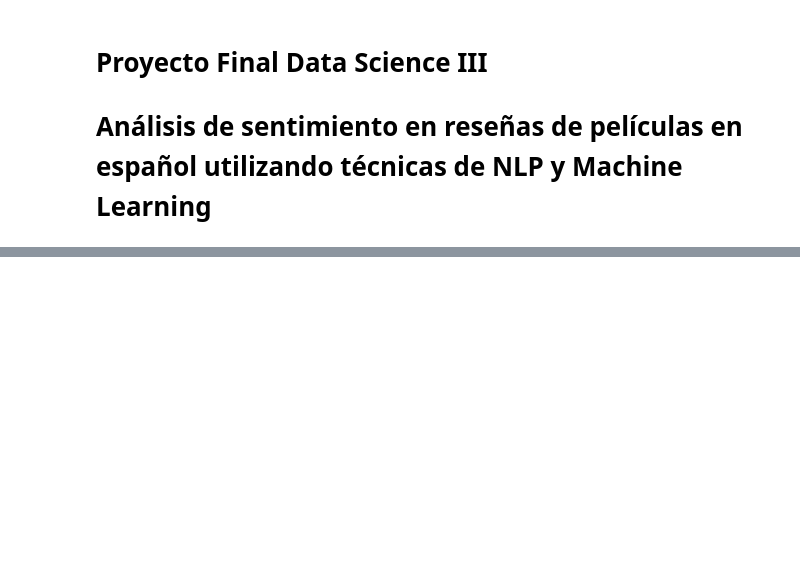
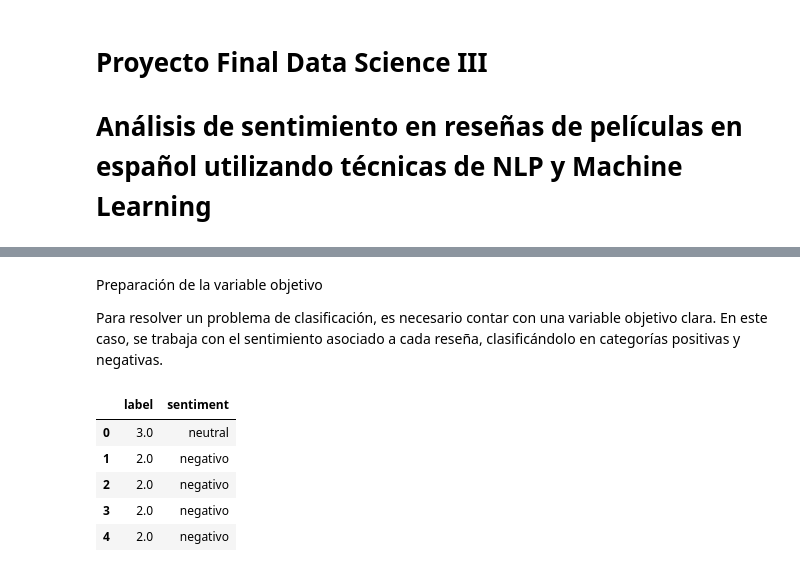
Before and after one commit to soledad-villarrubia/Data_Sciense_3, a Jupyter notebook: Proyecto_Final_Ciencia_de_Datos_IIi.ipynb, the cells around one changed output, grey strips where cells are left out. Drawn from its saved outputs; the diff is of its cells as text; code cells hidden in the pictures; blank space fills up the shorter version.

```diff
--- a/Proyecto_Final_Ciencia_de_Datos_IIi.ipynb
+++ b/Proyecto_Final_Ciencia_de_Datos_IIi.ipynb
@@ -117,0 +166,6 @@ Librerías cargadas correctamente.
+# %%
+# Eliminamos los casos neutrales para simplificar el problema a binario
+df = df[df['sentiment'] != 'neutral']
+
+# Verificamos cómo quedó la distribución
+df['sentiment'].value_counts()
@@ -117,0 +186,34 @@ Librerías cargadas correctamente.
+# %% [markdown]
+ Preparación de la variable objetivo
+
+Para resolver un problema de clasificación, es necesario contar con una variable objetivo clara. En este caso, se trabaja con el sentimiento asociado a cada reseña, clasificándolo en categorías positivas y negativas.
+# %%
+# Este bloque transforma la columna numérica (label) en una variable de sentimiento
+# Lo hacemos porque los modelos de clasificación necesitan etiquetas claras como "positivo" o "negativo"
+
+# Definimos una función para clasificar mejor los sentimientos
+def clasificar_sentimiento(x):
+    # Si la puntuación es alta, consideramos que es positivo
+    if x >= 4:
+        return 'positivo'
+
+    # Si es baja, negativo
+    elif x <= 2:
+        return 'negativo'
+
+    # Si está en el medio, lo consideramos neutral
+    else:
+        return 'neutral'
+
+# Aplicamos la función a la columna label
+df['sentiment'] = df['label'].apply(clasificar_sentimiento)
+
+# Mostramos cómo quedó la nueva columna
+df[['label', 'sentiment']].head()
+# %% [output]
+|  | label | sentiment |
+| 0 | 3.0 | neutral |
+| 1 | 2.0 | negativo |
+| 2 | 2.0 | negativo |
+| 3 | 2.0 | negativo |
+| 4 | 2.0 | negativo |
```
Also changed, not shown: parts of 57 cells of this notebook.
